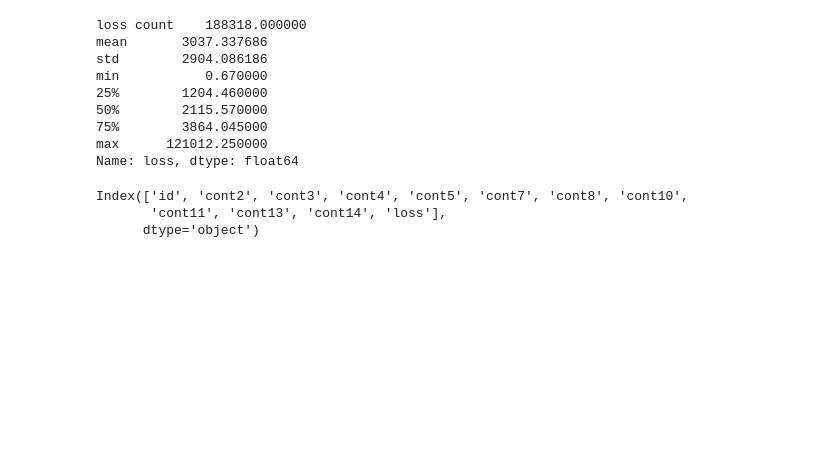
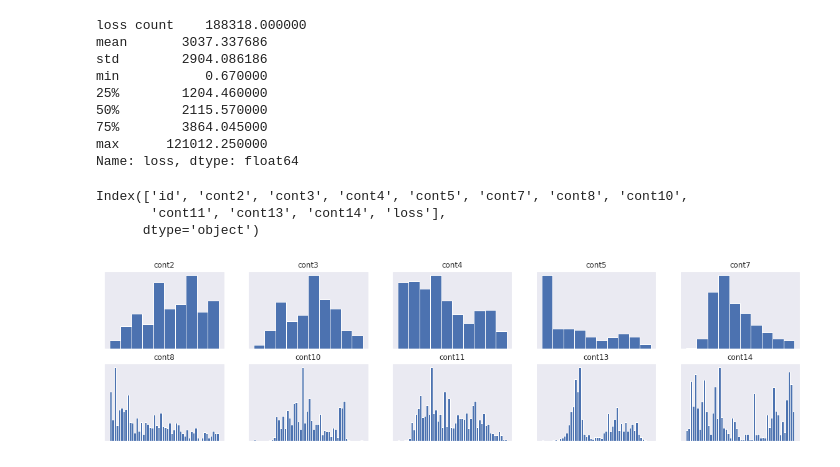
Before and after one commit to shubham-kothari/Insurance-Claims-Severity-Prediction, a Jupyter notebook: Insurance_Claims_Severity_Prediction.ipynb, the cells around one changed output. Drawn from its saved outputs; the diff is of its cells as text; code cells hidden in the pictures; blank space fills up the shorter version.

```diff
--- a/Insurance_Claims_Severity_Prediction.ipynb
+++ b/Insurance_Claims_Severity_Prediction.ipynb
@@ -113,7 +115,7 @@ mask = np.zeros_like(train.corr())
 mask[np.triu_indices_from(mask)] = True
 with sns.axes_style("white"):
 
-  sns.set(rc={'figure.figsize':(18,18)})
+  sns.set(rc={'figure.figsize':(12,12)})
   ax = sns.heatmap(train.corr(), mask=mask, vmax=.7,annot=True,linewidths=0.5)
 # %% [output]
 [figure]
@@ -144,6 +146,16 @@ Index(['id', 'cont2', 'cont3', 'cont4', 'cont5', 'cont7', 'cont8', 'cont10',
 # %%
 train.drop(['id'],axis=1,inplace=True)
 test.drop(['id'],axis=1,inplace=True)
-# %%
-sns.set(rc={'figure.figsize':(15,8)})
-sns.pairplot(train)
+# %%
+fig = plt.figure(figsize=(20,5))
+
+for i in range(5):
+    ax = fig.add_subplot(2, 5, i+1 , xticks=[], yticks=[])
+    ax.hist(train[cols[i]], bins=10)
+    ax.set_title(cols[i])
+
+    ax = fig.add_subplot(2, 5, i+6 , xticks=[], yticks=[])
+    ax.hist(train[cols[i+5]], bins=50)
+    ax.set_title(cols[i+5])
+# %% [output]
+[figure, added]
```
Also changed, not shown: parts of 1 cell of this notebook.
